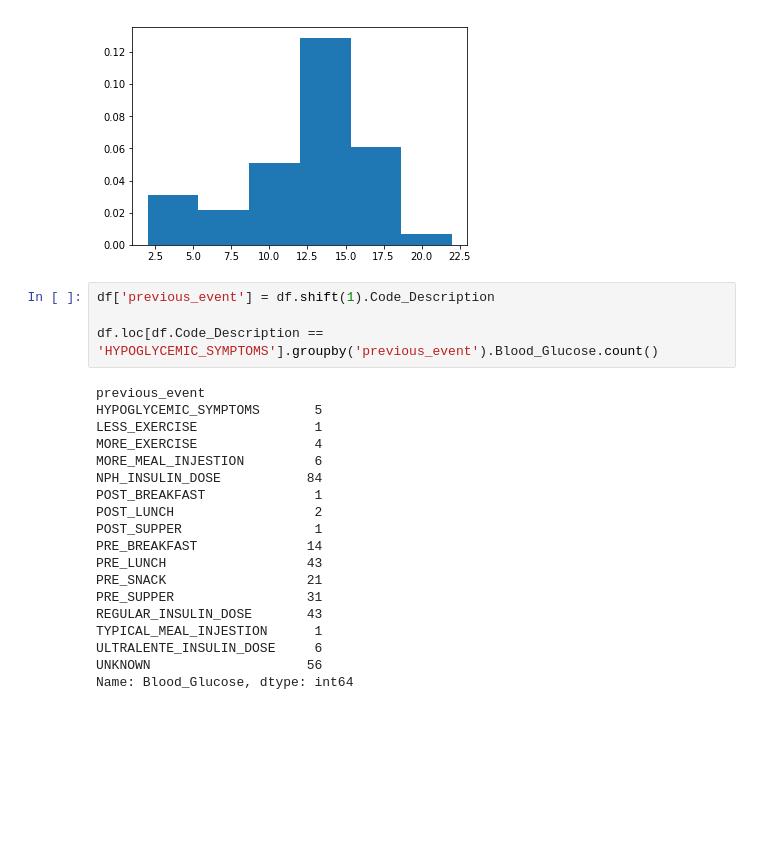
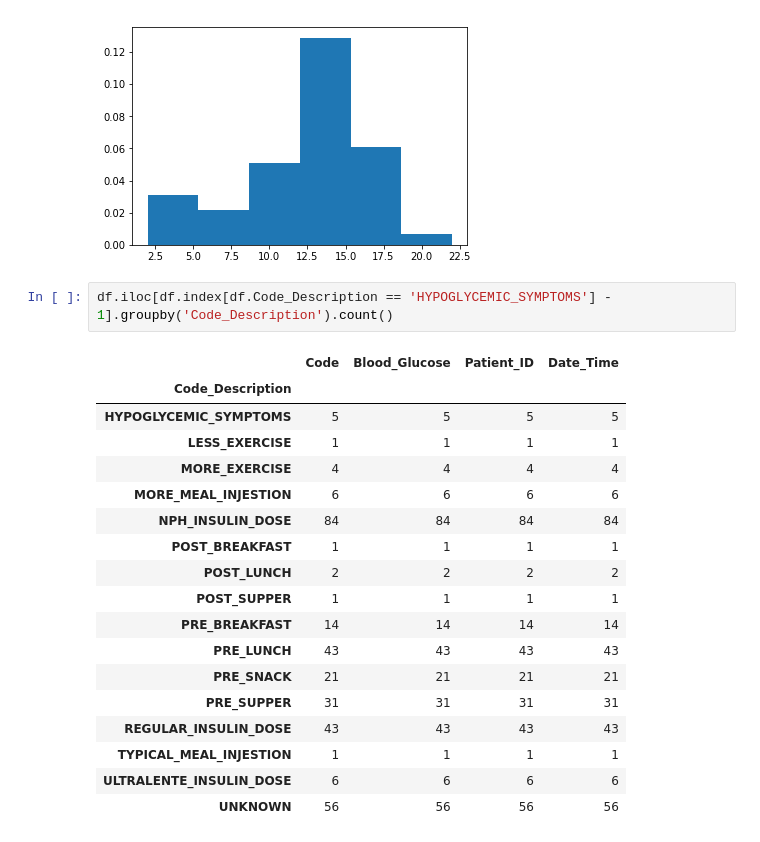
Before and after one commit to johngunaseelan/Hypoglycemia-Detection, a Jupyter notebook: Code/EDA - II.ipynb, the cells around one changed output. Cells and saved outputs as stored; diff of their text form; blank space fills up the shorter version.

```diff
--- a/Code/EDA - II.ipynb
+++ b/Code/EDA - II.ipynb
@@ -165,25 +166,23 @@ plt.show()
 # %% [output]
 [figure]
 # %%
-df['previous_event'] = df.shift(1).Code_Description
-
-df.loc[df.Code_Description == 'HYPOGLYCEMIC_SYMPTOMS'].groupby('previous_event').Blood_Glucose.count()
+df.iloc[df.index[df.Code_Description == 'HYPOGLYCEMIC_SYMPTOMS'] - 1].groupby('Code_Description').count()
 # %% [output]
-previous_event
-HYPOGLYCEMIC_SYMPTOMS       5
-LESS_EXERCISE               1
-MORE_EXERCISE               4
-MORE_MEAL_INJESTION         6
-NPH_INSULIN_DOSE           84
-POST_BREAKFAST              1
-POST_LUNCH                  2
-POST_SUPPER                 1
-PRE_BREAKFAST              14
-PRE_LUNCH                  43
-PRE_SNACK                  21
-PRE_SUPPER                 31
-REGULAR_INSULIN_DOSE       43
-TYPICAL_MEAL_INJESTION      1
-ULTRALENTE_INSULIN_DOSE     6
-UNKNOWN                    56
-Name: Blood_Glucose, dtype: int64
+|  | Code | Blood_Glucose | Patient_ID | Date_Time |
+| Code_Description |  |  |  |  |
+| HYPOGLYCEMIC_SYMPTOMS | 5 | 5 | 5 | 5 |
+| LESS_EXERCISE | 1 | 1 | 1 | 1 |
+| MORE_EXERCISE | 4 | 4 | 4 | 4 |
+| MORE_MEAL_INJESTION | 6 | 6 | 6 | 6 |
+| NPH_INSULIN_DOSE | 84 | 84 | 84 | 84 |
+| POST_BREAKFAST | 1 | 1 | 1 | 1 |
+| POST_LUNCH | 2 | 2 | 2 | 2 |
+| POST_SUPPER | 1 | 1 | 1 | 1 |
+| PRE_BREAKFAST | 14 | 14 | 14 | 14 |
+| PRE_LUNCH | 43 | 43 | 43 | 43 |
+| PRE_SNACK | 21 | 21 | 21 | 21 |
+| PRE_SUPPER | 31 | 31 | 31 | 31 |
+| REGULAR_INSULIN_DOSE | 43 | 43 | 43 | 43 |
+| TYPICAL_MEAL_INJESTION | 1 | 1 | 1 | 1 |
+| ULTRALENTE_INSULIN_DOSE | 6 | 6 | 6 | 6 |
+| UNKNOWN | 56 | 56 | 56 | 56 |
```
Also changed, not shown: parts of 4 cells of this notebook, 1 other file.
